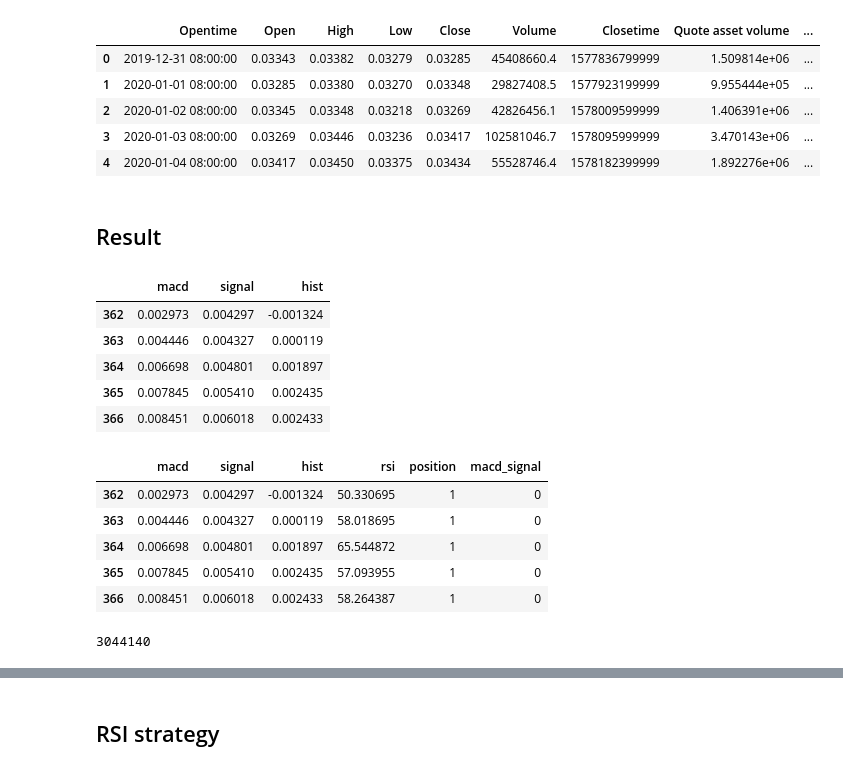
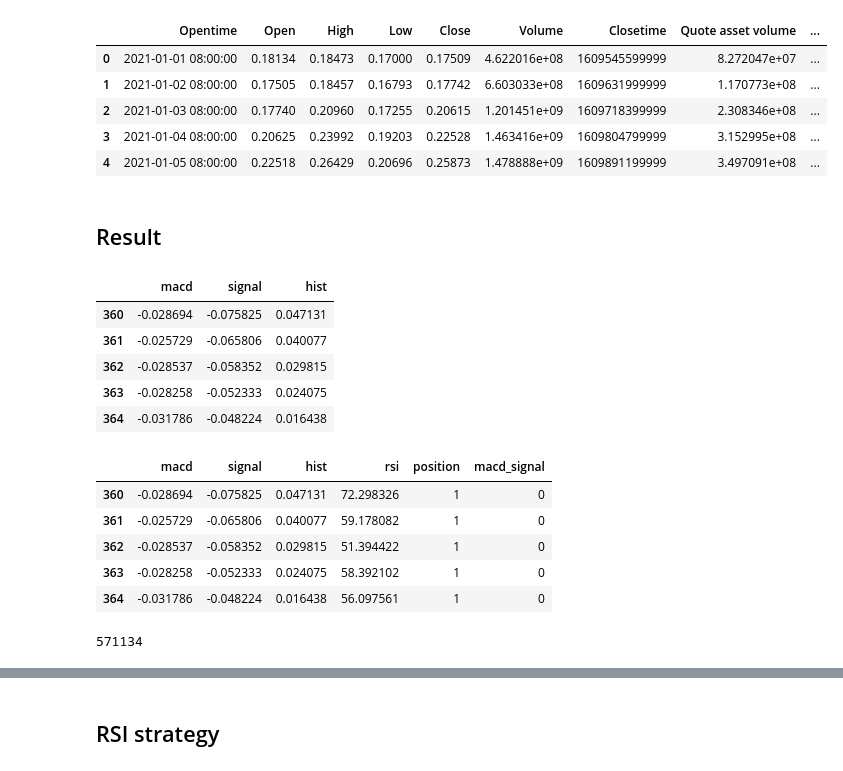
Before and after one commit to pehcy/binoculars, a Jupyter notebook: src/notebook/macd_bot.ipynb, the cells around one changed output, grey strips where cells are left out. Drawn from its saved outputs; the diff is of its cells as text; code cells hidden in the pictures.

```diff
--- a/src/notebook/macd_bot.ipynb
+++ b/src/notebook/macd_bot.ipynb
@@ -3,15 +3,15 @@ import pandas as pd
 import numpy as np
 import matplotlib.pyplot as plt
 # %%
-df = pd.read_csv("../data/adausdt_2020.csv")
+df = pd.read_csv("../data/adausdt_2021.csv")
 df.head()
 # %% [output]
 |  | Opentime | Open | High | Low | Close | Volume | Closetime | Quote asset volume | ... |
-| 0 | 2019-12-31 08:00:00 | 0.03343 | 0.03382 | 0.03279 | 0.03285 | 45408660.4 | 1577836799999 | 1.509814e+06 | ... |
-| 1 | 2020-01-01 08:00:00 | 0.03285 | 0.03380 | 0.03270 | 0.03348 | 29827408.5 | 1577923199999 | 9.955444e+05 | ... |
-| 2 | 2020-01-02 08:00:00 | 0.03345 | 0.03348 | 0.03218 | 0.03269 | 42826456.1 | 1578009599999 | 1.406391e+06 | ... |
-| 3 | 2020-01-03 08:00:00 | 0.03269 | 0.03446 | 0.03236 | 0.03417 | 102581046.7 | 1578095999999 | 3.470143e+06 | ... |
-| 4 | 2020-01-04 08:00:00 | 0.03417 | 0.03450 | 0.03375 | 0.03434 | 55528746.4 | 1578182399999 | 1.892276e+06 | ... |
+| 0 | 2021-01-01 08:00:00 | 0.18134 | 0.18473 | 0.17000 | 0.17509 | 4.622016e+08 | 1609545599999 | 8.272047e+07 | ... |
+| 1 | 2021-01-02 08:00:00 | 0.17505 | 0.18457 | 0.16793 | 0.17742 | 6.603033e+08 | 1609631999999 | 1.170773e+08 | ... |
+| 2 | 2021-01-03 08:00:00 | 0.17740 | 0.20960 | 0.17255 | 0.20615 | 1.201451e+09 | 1609718399999 | 2.308346e+08 | ... |
+| 3 | 2021-01-04 08:00:00 | 0.20625 | 0.23992 | 0.19203 | 0.22528 | 1.463416e+09 | 1609804799999 | 3.152995e+08 | ... |
+| 4 | 2021-01-05 08:00:00 | 0.22518 | 0.26429 | 0.20696 | 0.25873 | 1.478888e+09 | 1609891199999 | 3.497091e+08 | ... |
 # %%
 import sys
 sys.path.append('../')
@@ -26,11 +26,11 @@ macd_tb = compute_macd(df['Close'], 26, 12, 9)
 macd_tb.tail()
 # %% [output]
 |  | macd | signal | hist |
-| 362 | 0.002973 | 0.004297 | -0.001324 |
-| 363 | 0.004446 | 0.004327 | 0.000119 |
-| 364 | 0.006698 | 0.004801 | 0.001897 |
-| 365 | 0.007845 | 0.005410 | 0.002435 |
-| 366 | 0.008451 | 0.006018 | 0.002433 |
+| 360 | -0.028694 | -0.075825 | 0.047131 |
+| 361 | -0.025729 | -0.065806 | 0.040077 |
+| 362 | -0.028537 | -0.058352 | 0.029815 |
+| 363 | -0.028258 | -0.052333 | 0.024075 |
+| 364 | -0.031786 | -0.048224 | 0.016438 |
 # %%
 close_prices = df['Close']
 macd_tb['rsi'] = get_rsi(df)
@@ -41,11 +41,11 @@ macd_tb['macd_signal'] = macd_signal
 macd_tb.tail()
 # %% [output]
 |  | macd | signal | hist | rsi | position | macd_signal |
-| 362 | 0.002973 | 0.004297 | -0.001324 | 50.330695 | 1 | 0 |
-| 363 | 0.004446 | 0.004327 | 0.000119 | 58.018695 | 1 | 0 |
-| 364 | 0.006698 | 0.004801 | 0.001897 | 65.544872 | 1 | 0 |
-| 365 | 0.007845 | 0.005410 | 0.002435 | 57.093955 | 1 | 0 |
-| 366 | 0.008451 | 0.006018 | 0.002433 | 58.264387 | 1 | 0 |
+| 360 | -0.028694 | -0.075825 | 0.047131 | 72.298326 | 1 | 0 |
+| 361 | -0.025729 | -0.065806 | 0.040077 | 59.178082 | 1 | 0 |
+| 362 | -0.028537 | -0.058352 | 0.029815 | 51.394422 | 1 | 0 |
+| 363 | -0.028258 | -0.052333 | 0.024075 | 58.392102 | 1 | 0 |
+| 364 | -0.031786 | -0.048224 | 0.016438 | 56.097561 | 1 | 0 |
 # %%
 cp_returns = np.diff(close_prices)
 # %%
@@ -55,7 +55,7 @@ investment_value = 1e5
 num_of_stocks = floor(investment_value / close_prices[0])
 num_of_stocks
 # %% [output]
-3044140
+571134
 # %%
 strategy_return = []
 # cp_returns * macd_tb['position'][:-1]
```
Also changed, not shown: parts of 4 cells of this notebook, 6 other files.
